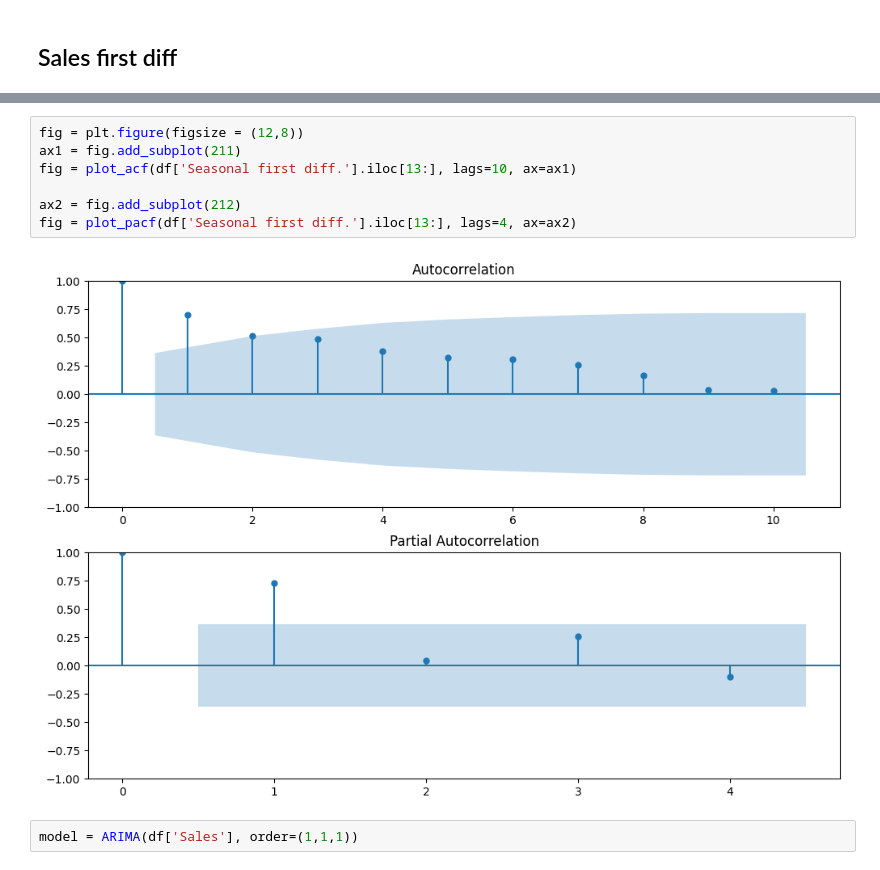
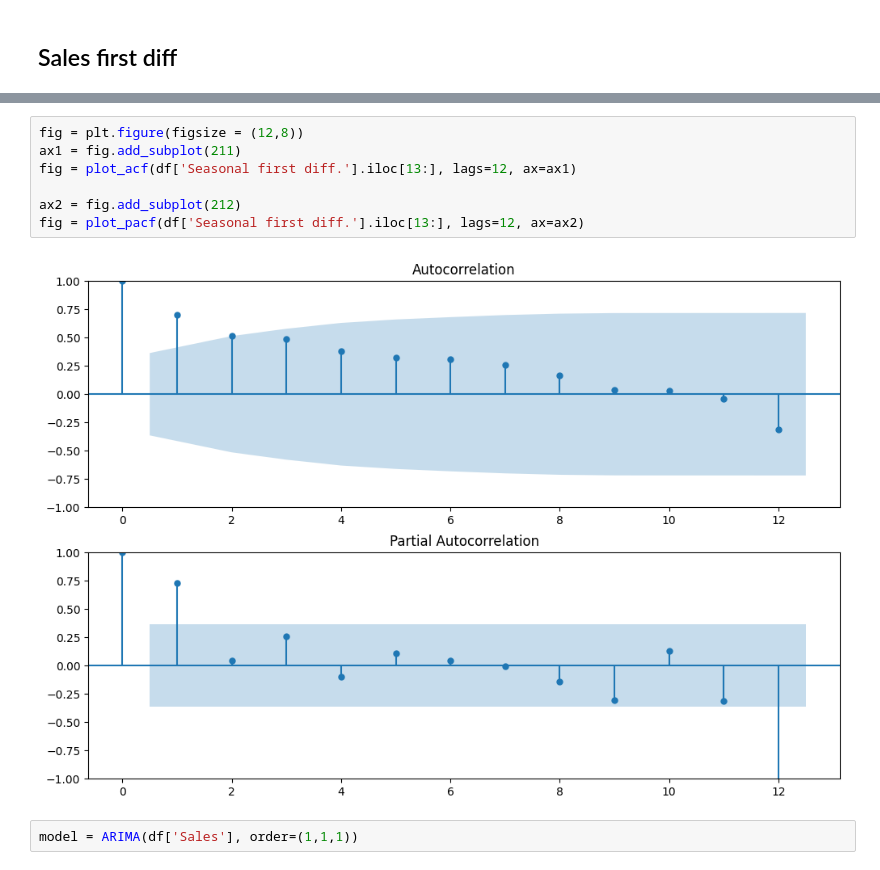
Before and after one commit to OriginalModo/FORECAST_2_MONTH, a Jupyter notebook: FORECAST_2_MONTH_2_YEARS.ipynb, the cells around one changed output, grey strips where cells are left out. Saved outputs shown, nothing was run; the diff lists cells and outputs as text.

```diff
--- a/FORECAST_2_MONTH_2_YEARS.ipynb
+++ b/FORECAST_2_MONTH_2_YEARS.ipynb
@@ -244,12 +251,12 @@ df.head(15)
 # %%
 fig = plt.figure(figsize = (12,8))
 ax1 = fig.add_subplot(211)
-fig = plot_acf(df['Seasonal first diff.'].iloc[13:], lags=10, ax=ax1)
+fig = plot_acf(df['Seasonal first diff.'].iloc[13:], lags=12, ax=ax1)
 
 ax2 = fig.add_subplot(212)
-fig = plot_pacf(df['Seasonal first diff.'].iloc[13:], lags=4, ax=ax2)
+fig = plot_pacf(df['Seasonal first diff.'].iloc[13:], lags=12, ax=ax2)
 # %% [output]
-[figure, old version]
+[figure, new version]
 # %%
 model = ARIMA(df['Sales'], order=(1,1,1))
 # %%
```
Also changed, not shown: parts of 13 cells of this notebook.
